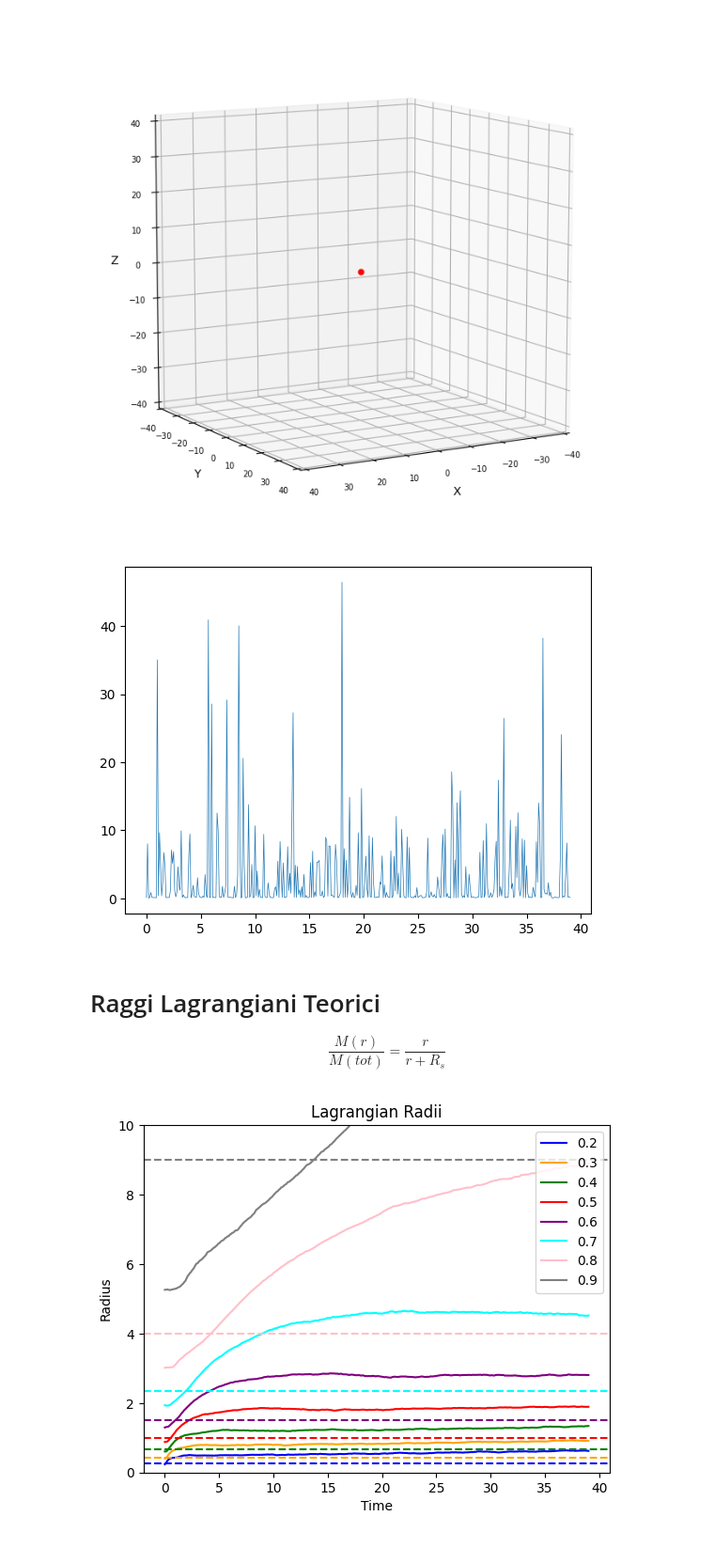
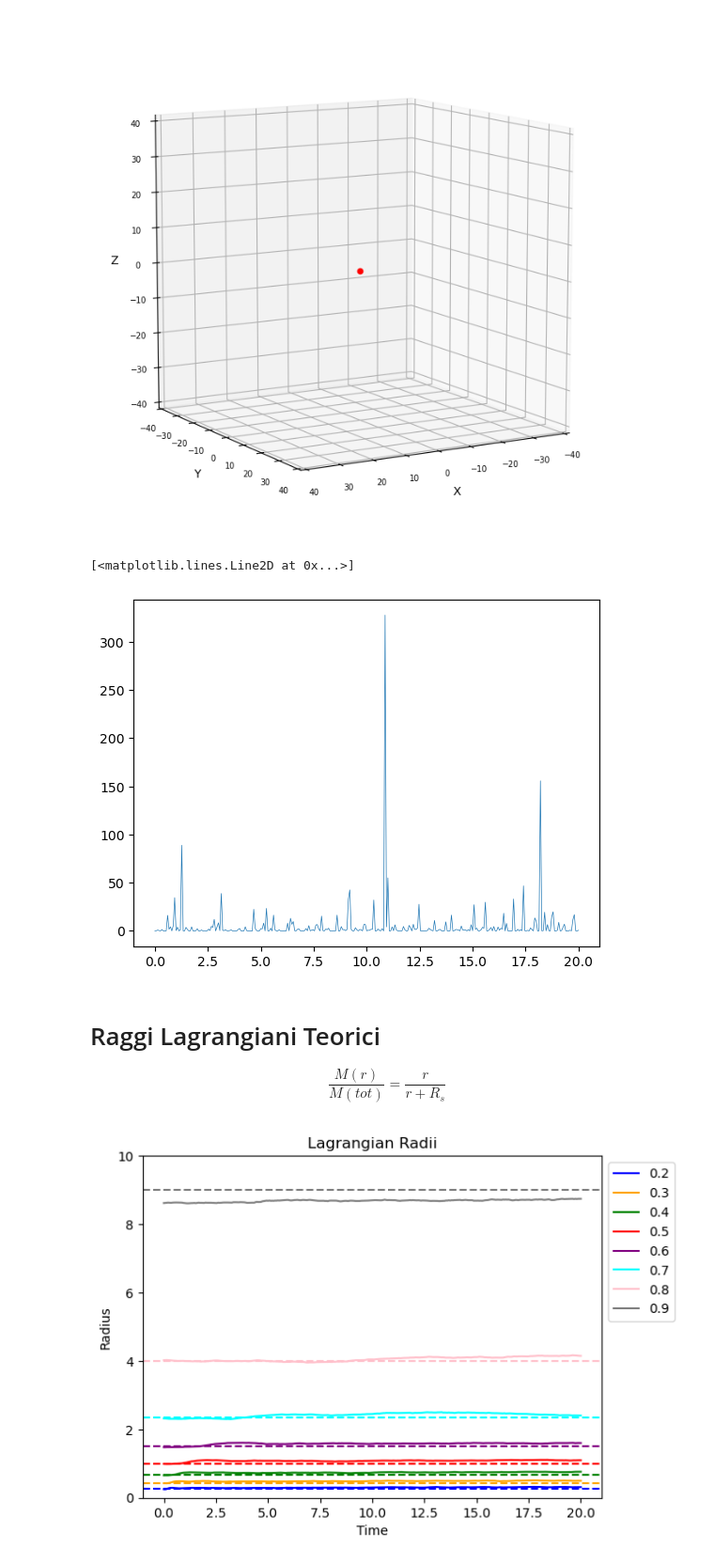
Before and after one commit to SimoneArienti/Galaxies-and-Dynamics, a Jupyter notebook: Project/Exam_Analysis.ipynb, the cells around one changed output. Shown at 94% size. Saved outputs shown, nothing was run; the diff lists cells and outputs as text; code cells hidden in the pictures.

Commit message:
Good Lagrangian Radii

```diff
--- a/Project/Exam_Analysis.ipynb
+++ b/Project/Exam_Analysis.ipynb
@@ -5,9 +5,9 @@ import matplotlib.pyplot as plt
 from IPython.display import display, Markdown
 from tqdm import tqdm
 
-N = 10000
+N = 20000
 
-fname = f'Jaffe_10000_out_no_perturber.txt'
+fname = f'Jaffe_{N}_out_no_perturber.txt'
 
 M = 1
 m = M/N
@@ -73,15 +73,18 @@ def dati (data,N,M_tot,M_p):
         cm_y.append(((np.sum(y.T[i,1:])*M_tot/N)+y.T[i,0]*M_p)/(M_tot+M_p))
         cm_z.append(((np.sum(z.T[i,1:])*M_tot/N)+z.T[i,0]*M_p)/(M_tot+M_p))
         '''
-        cm_x.append(((np.sum(x.T[i,0:])*M_tot)/N)/(M_tot+M_p))
-        cm_y.append(((np.sum(y.T[i,0:])*M_tot)/N)/(M_tot+M_p))
-        cm_z.append(((np.sum(z.T[i,0:])*M_tot)/N)/(M_tot+M_p))
+        cm_x.append(((np.sum(x.T[i,0:])*M_tot)/N)/(M_tot))
+        cm_y.append(((np.sum(y.T[i,0:])*M_tot)/N)/(M_tot))
+        cm_z.append(((np.sum(z.T[i,0:])*M_tot)/N)/(M_tot))
 
-    print('The final center of mass is (', cm_x[len(x[0])-1],', ', cm_y[len(x[0])-1],', ', cm_z[len(x[0])-1], ')')
+    print('The initial center of mass is (', cm_x[0],', ', cm_y[0],', ', cm_z[0], ')')
+    print('The final center of mass is (', cm_x[-1],', ', cm_y[-1],', ', cm_z[-1], ')')
 
+    '''
     x = x - cm_x
     y = y - cm_y
     z = z - cm_z
+    '''
 
     cm_v_x = []
     cm_v_y = []
@@ -118,23 +121,0 @@ The final center of mass is ( -0.026407414125927304 ,  -0.005413506701078827 ,
-# %%
-perc = [0.2,0.3,0.4,0.5,0.6,0.7, 0.8, 0.9]
-
-for p in tqdm(perc):
-    r_L = []
-    for i in range(len(time)):
-        a    = np.sort(r[1:,i])
-        mask = a<np.quantile(a,p)
-        r_L.append(np.max(a[mask]))
-    #Plot it
-    r_L = np.array(r_L)
-    plt.plot(time,r_L, label=str(p))
-
-
-'''for i in range(0, N, 100):
-    plt.plot(time,r[i], alpha=0.1)
-'''
-plt.ylim(0,10)
-plt.xlabel('Time')
-plt.ylabel('Radius')
-plt.title('Lagrangian Radii')
-plt.legend()
-plt.savefig(f'Plots/Lagrangian Radii {N}.png' )
@@ -153,7 +132,7 @@ fig, ax = plt.subplots(subplot_kw=dict(projection='3d'), figsize=(8,8))
 
 for i in tqdm(range(0, N)):
 
-    ax.plot(x[i, :], y[i, :], z[i, :], linestyle='-')
+    ax.plot(x[i, :], y[i, :], z[i, :], linestyle='--')
 
 
 ax.set_xlabel("x")
@@ -297,9 +276,10 @@ plt.show()
 # %%
 r_cm = np.sqrt(x_cm**2 + y_cm**2 + z_cm**2)
 plt.plot(time, r_cm, linewidth=0.5)
-plt.savefig('R CM')
+#plt.savefig('R CM')
 # %% [output]
+[<matplotlib.lines.Line2D at 0x...>]
-[figure, old version]
+[figure, new version]
 # %% [markdown]
 # Raggi Lagrangiani Teorici
 
@@ -309,28 +289,28 @@ $$
 # %%
 perc = [0.2,0.3,0.4,0.5,0.6,0.7, 0.8, 0.9]
 colors = ['blue', 'orange', 'green', 'red', 'purple', 'cyan', 'pink', 'grey']
 
 for p, c in tqdm(zip(perc, colors), total=len(perc)):
     r_L = []
     for i in range(len(time)):
         a    = np.sort(r[1:,i])
         mask = a<np.quantile(a,p)
         r_L.append(np.max(a[mask]))
     #Plot it
     r_L = np.array(r_L)
     R_teo = Rs * p / (1 - p)
     plt.plot(time,r_L, color=c, label=str(p))
     plt.axhline(y = R_teo, color=c, linestyle='--')
 
 
 '''for i in range(0, N, 100):
     plt.plot(time,r[i], alpha=0.1)
 '''
 plt.ylim(0,10)
 plt.xlabel('Time')
 plt.ylabel('Radius')
 plt.title('Lagrangian Radii')
-plt.legend()
+plt.legend(loc='upper left', bbox_to_anchor=(1, 1))
 plt.savefig(f'Plots/Lagrangian Radii {N} teo.png' )
 # %% [output]
-[figure, old version]
+[figure, new version]
```
Also changed, not shown: parts of 7 cells of this notebook.
